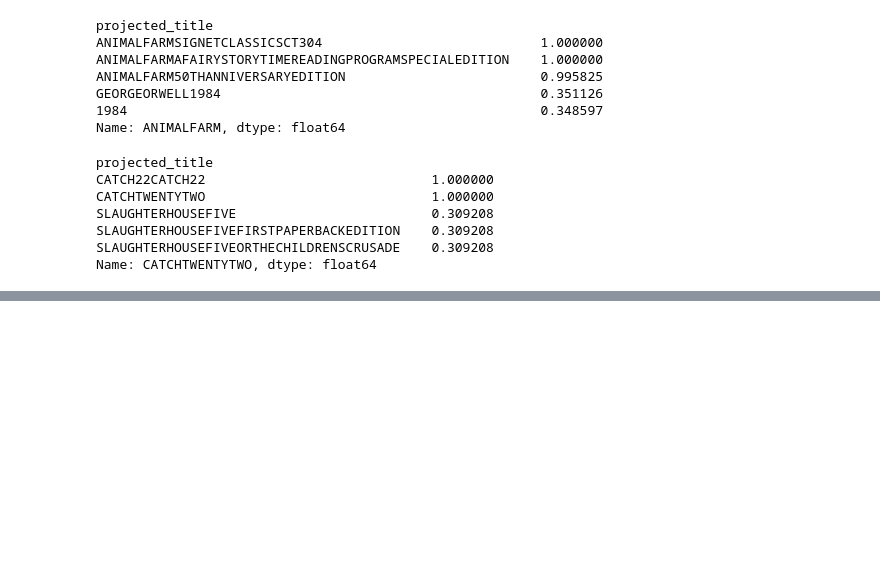
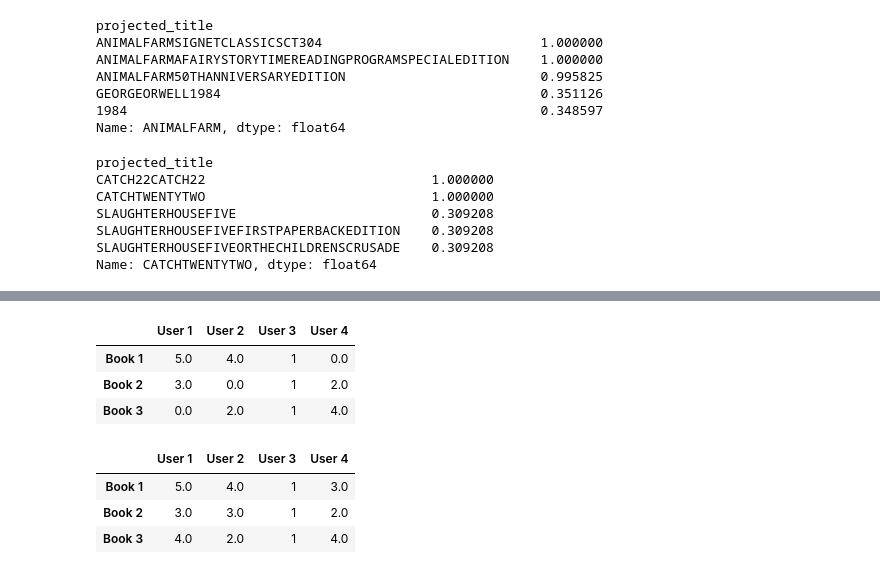
Before and after one commit to feyclan/WT_analysis, a Jupyter notebook: Recommenders.ipynb, the cells around one changed output, grey strips where cells are left out. Cells and saved outputs as stored; diff of their text form; code cells hidden in the pictures; blank space fills up the shorter version.

```diff
--- a/Recommenders.ipynb
+++ b/Recommenders.ipynb
@@ -237,0 +294,22 @@ final_filtered_titles.sort_values("num_reviews", ascending=False).head(50)
+# %%
+# Scenario 1: Filling missing values with zeros
+dummy_reviews = {
+    'User 1': [5, 3, None],
+    'User 2': [4, None, 2],
+    'User 3': [1, 1, 1],
+    'User 4': [None, 2, 4]
+}
+
+dummy_reviews = pd.DataFrame(dummy_reviews, index=['Book 1', 'Book 2', 'Book 3'])
+# %%
+df_filled_scenario1 = dummy_reviews.fillna(0)
+similarity_matrix_scenario1 = cosine_similarity(df_filled_scenario1)
+
+df_filled_scenario2 = dummy_reviews.fillna(dummy_reviews.mean())
+similarity_matrix_scenario2 = cosine_similarity(df_filled_scenario2)
+
+# Displaying the similarity matrices
+print("Similarity Matrix - Scenario 1:")
+print(pd.DataFrame(similarity_matrix_scenario1, index=df_filled_scenario1.index, columns=df_filled_scenario1.index))
+print("\nSimilarity Matrix - Scenario 2:")
+print(pd.DataFrame(similarity_matrix_scenario2, index=df_filled_scenario2.index, columns=df_filled_scenario2.index))
@@ -237,0 +328,14 @@ final_filtered_titles.sort_values("num_reviews", ascending=False).head(50)
+# %%
+df_filled_scenario1
+# %% [output]
+|  | User 1 | User 2 | User 3 | User 4 |
+| Book 1 | 5.0 | 4.0 | 1 | 0.0 |
+| Book 2 | 3.0 | 0.0 | 1 | 2.0 |
+| Book 3 | 0.0 | 2.0 | 1 | 4.0 |
+# %%
+df_filled_scenario2
+# %% [output]
+|  | User 1 | User 2 | User 3 | User 4 |
+| Book 1 | 5.0 | 4.0 | 1 | 3.0 |
+| Book 2 | 3.0 | 3.0 | 1 | 2.0 |
+| Book 3 | 4.0 | 2.0 | 1 | 4.0 |
```
Also changed, not shown: parts of 13 cells of this notebook.
